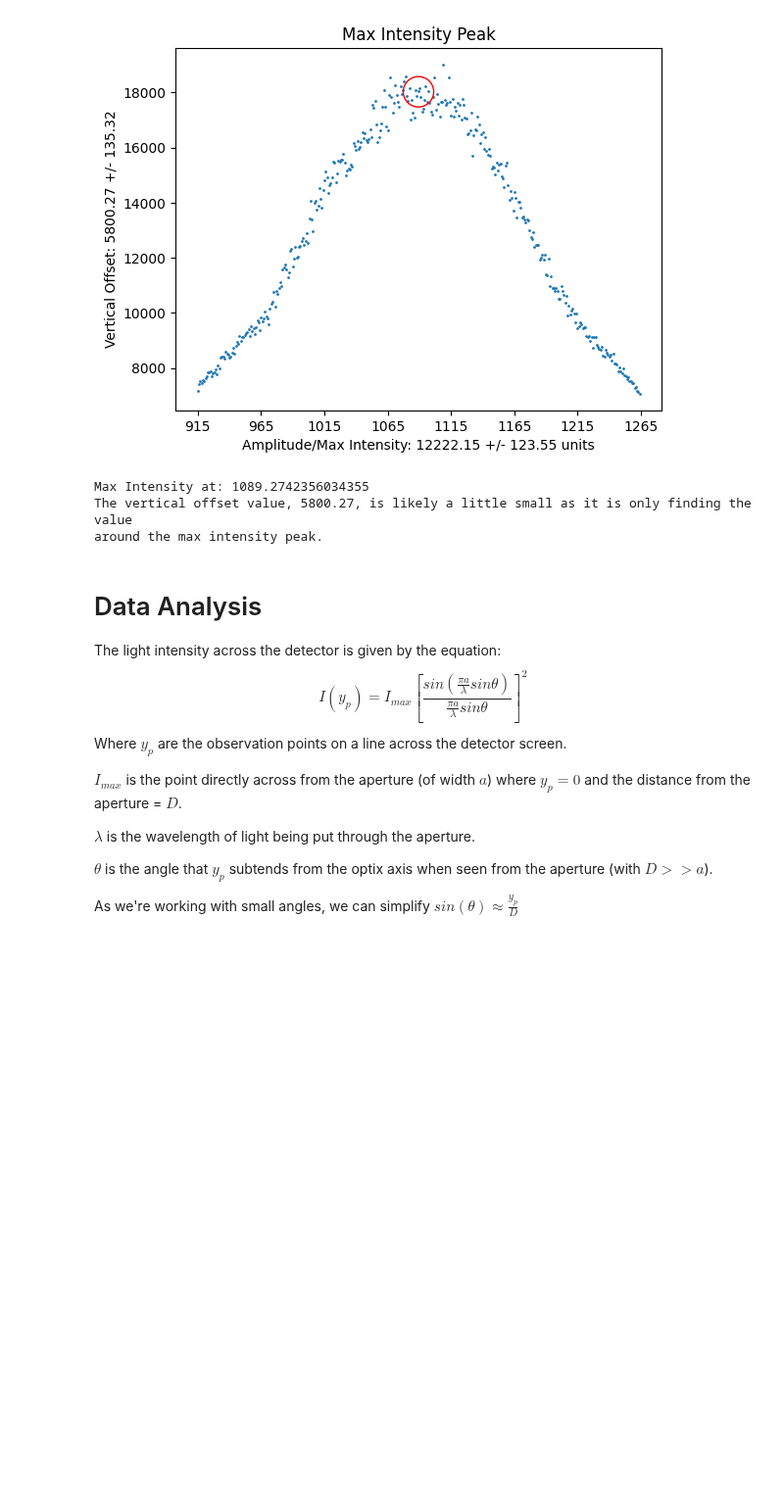
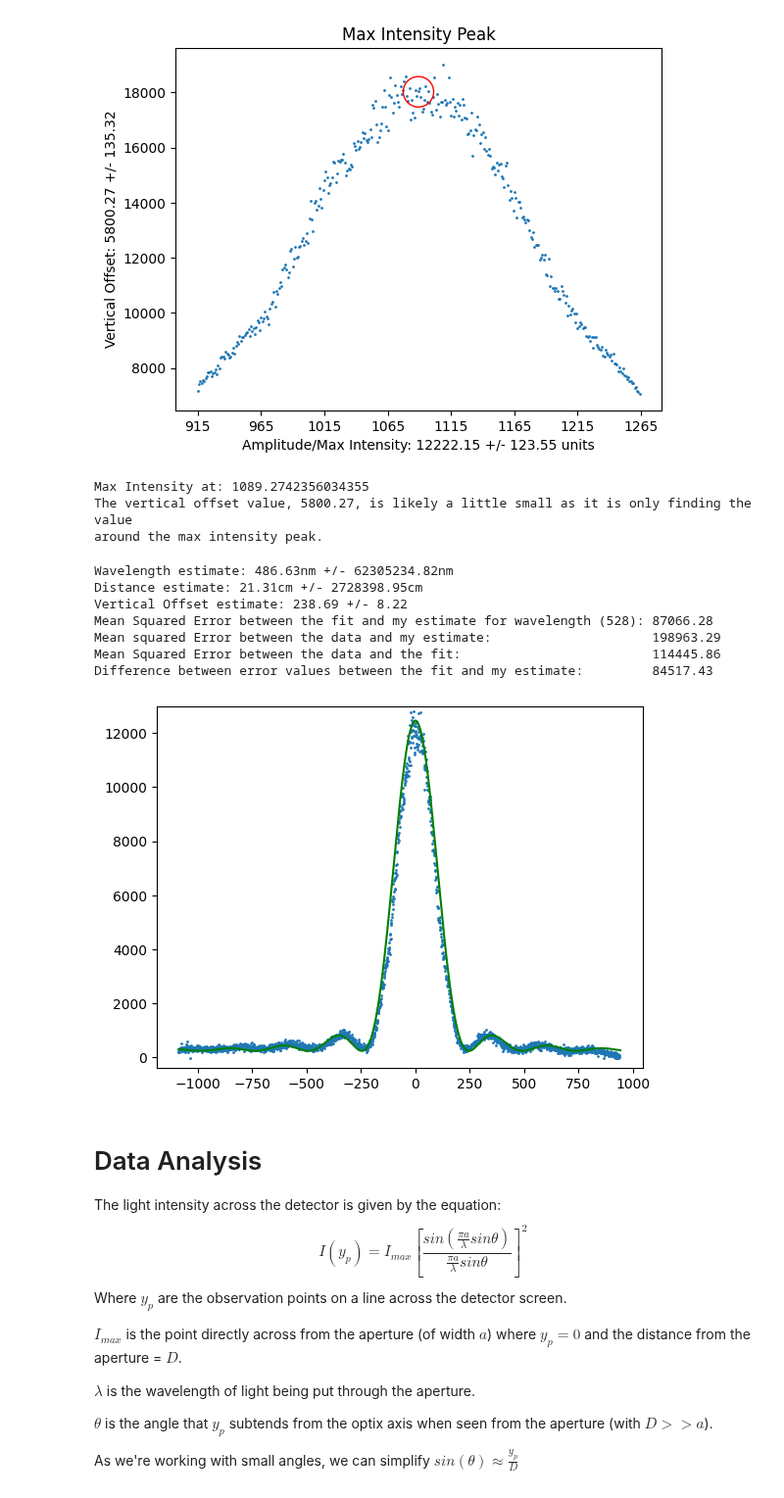
Before and after one commit to maraMaraschino/Adv-Lab, a Jupyter notebook: Optical Diffraction/OpticalDiffractionDataProcessing-HDF5.ipynb, the cells around one changed output. Shown at 98% size. Drawn from its saved outputs; the diff is of its cells as text; code cells hidden in the pictures; blank space fills up the shorter version.

Commit message:
Curve Fit for diffraction lab

```diff
--- a/Optical Diffraction/OpticalDiffractionDataProcessing-HDF5.ipynb
+++ b/Optical Diffraction/OpticalDiffractionDataProcessing-HDF5.ipynb
@@ -238,6 +238,69 @@ Vertical Offset: 135.32
 Max Intensity at: 1089.2742356034355
 The vertical offset value, 5800.27, is likely a little small as it is only finding the value
 around the max intensity peak.
+# %%
+imax = amplitude
+
+# py sensor length = 7.564 mm
+wavelength = 528 # nm
+# Set the location of the maximum on the x axis to be the origin
+x = np.arange(len(avg))
+y_data = avg - vertical_offset
+# Find the location of the maximum point using the gaussian from earlier
+max_index = int(mean)
+x_max = x[max_index]
+
+# Shift x so that the maximum is at the origin
+x_shifted = x - x_max
+
+def intensity_curve(x, wavelength, centimeters, y_offset):
+    pixel_count = 4072
+    pixel_width = (7.564e6/pixel_count) * 1.55 # Conversion factor
+    distance   = centimeters * 10 **7 # nm
+    imax = 12222.15
+    aperture   = 160000 # nm
+    sin_theta = ((x + 1e-19) * pixel_width) / distance # 1e-19 to avoid multiplication by 0
+
+    numerator = np.sin(np.pi * aperture * sin_theta /wavelength)
+
+    denominator = (np.pi * aperture / wavelength) * sin_theta
+    intensity = imax * (( numerator / denominator) ** 2) + y_offset
+
+    return intensity
+
+popt, pcov = curve_fit(intensity_curve, x_shifted, y_data,
+                       p0=[wavelength, 20, 238])
+wavelength_est, centimeter_est, y_off_est = popt
+wavelength_err, centimeter_err, y_off_err = np.sqrt(np.diag(pcov))
+print(f'Wavelength estimate: {wavelength_est:.2f}nm +/- {wavelength_err:.2f}nm')
+print(f'Distance estimate: {centimeter_est:.2f}cm +/- {centimeter_err:.2f}cm')
+print(f'Vertical Offset estimate: {y_off_est:.2f} +/- {y_off_err:.2f}')
+
+#y_fit = intensity_curve(x_shifted, wavelength_est, vertical_offset)
+y_fit = intensity_curve(x_shifted, wavelength_est, centimeter_est, y_off_est)
+my_fit = intensity_curve(x_shifted, 532, centimeter_est, y_off_est)
+
+mse_my_y = np.mean((y_fit - my_fit) ** 2)
+mse_my_data = np.mean((y_data - my_fit) ** 2)
+mse_fit_data = np.mean((y_data - y_fit) ** 2)
+print(f'Mean Squared Error between the fit and my estimate for wavelength (528): {mse_my_y:.2f}')
+print(f'Mean squared Error between the data and my estimate:                     {mse_my_data:.2f}')
+print(f'Mean Squared Error between the data and the fit:                         {mse_fit_data:.2f}')
+print(f'Difference between error values between the fit and my estimate:         {mse_my_data - mse_fit_data:.2f}')
+#plt.plot(x_shifted, y_fit, color='red')
+plt.plot(x_shifted, my_fit, color='green')
+plt.scatter(x_shifted, y_data, s=1, label='Data')
+plt.ylim(-400, 13000)
+plt.show()
+# %% [output]
+Wavelength estimate: 486.63nm +/- 62305234.82nm
+Distance estimate: 21.31cm +/- 2728398.95cm
+Vertical Offset estimate: 238.69 +/- 8.22
+Mean Squared Error between the fit and my estimate for wavelength (528): 87066.28
+Mean squared Error between the data and my estimate:                     198963.29
+Mean Squared Error between the data and the fit:                         114445.86
+Difference between error values between the fit and my estimate:         84517.43
+[figure, added]
 # %% [markdown]
 # Data Analysis
 The light intensity across the detector is given by the equation:
```
Also changed, not shown: parts of 2 cells of this notebook, 2 other files.
